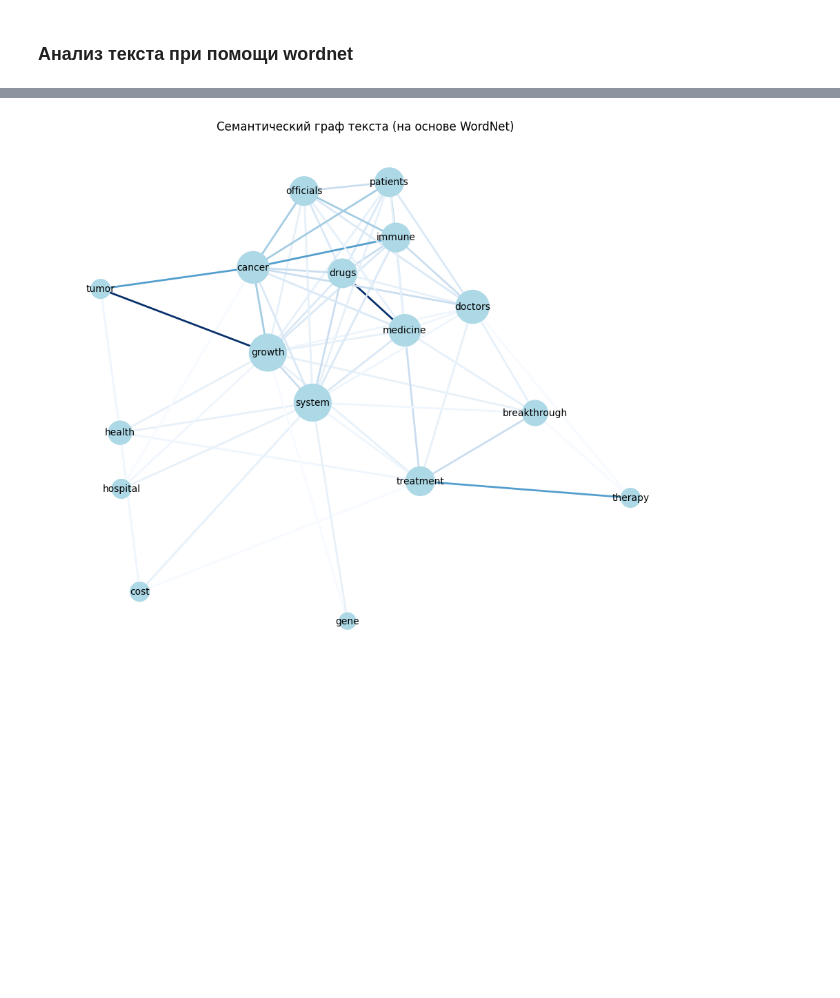
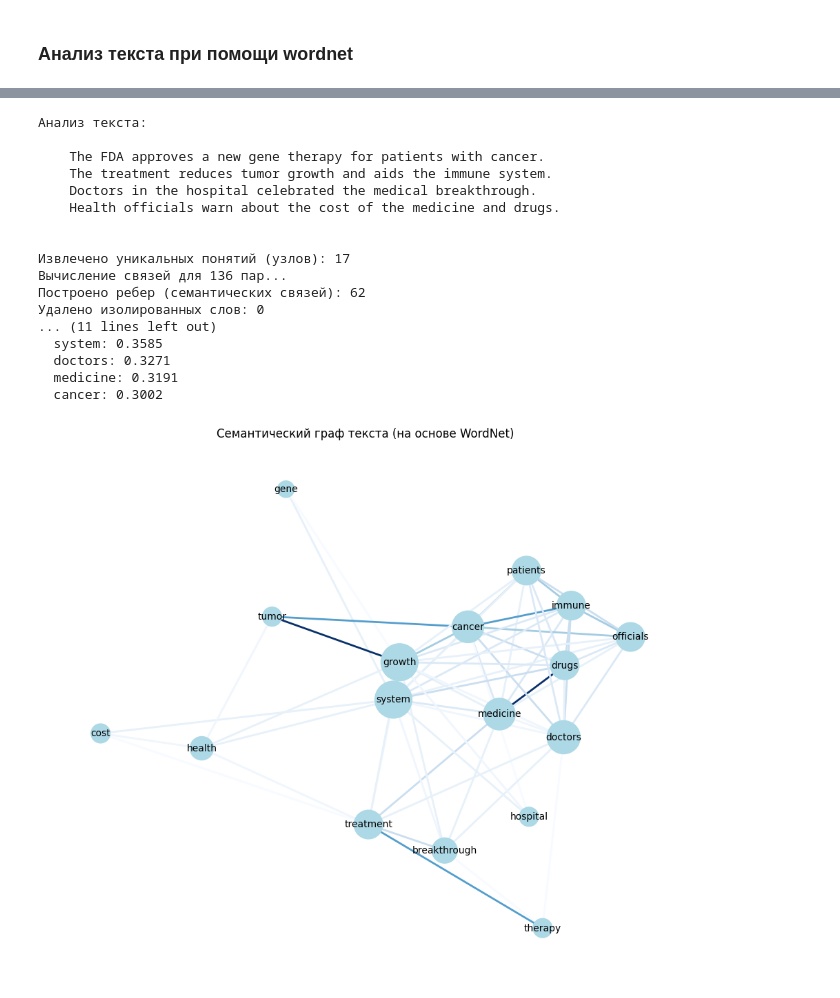
Before and after one commit to dmitrymailk/server_apps_volsu_2025, a Jupyter notebook: wordnet.ipynb, the cells around one changed output, grey strips where cells are left out. Cells and saved outputs as stored; diff of their text form; code cells hidden in the pictures; blank space fills up the shorter version.

Commit message:
add graph analysis

```diff
--- a/wordnet.ipynb
+++ b/wordnet.ipynb
@@ -171,15 +159,13 @@ import itertools
 import numpy as np
 
 # Загрузка ресурсов (если не загружены)
-try:
-    nltk.data.find("tokenizers/punkt")
-    nltk.data.find("taggers/averaged_perceptron_tagger")
-    wn.ensure_loaded()
-except LookupError:
-    nltk.download("punkt")
-    nltk.download("averaged_perceptron_tagger")
-    nltk.download("wordnet")
-    nltk.download("omw-1.4")
+
+nltk.download("punkt")
+nltk.download("averaged_perceptron_tagger")
+nltk.download("wordnet")
+nltk.download("omw-1.4")
+nltk.download('punkt_tab')
+nltk.download('averaged_perceptron_tagger_eng')
 
 
 class TextToWordNetGraph:
@@ -373,4 +362,21 @@ if __name__ == "__main__":
+Анализ текста:
+
+    The FDA approves a new gene therapy for patients with cancer.
+    The treatment reduces tumor growth and aids the immune system.
+    Doctors in the hospital celebrated the medical breakthrough.
+    Health officials warn about the cost of the medicine and drugs.
+
+
+Извлечено уникальных понятий (узлов): 17
+Вычисление связей для 136 пар...
+Построено ребер (семантических связей): 62
+Удалено изолированных слов: 0
+... (11 lines left out)
+  system: 0.3585
+  doctors: 0.3271
+  medicine: 0.3191
+  cancer: 0.3002
-[figure, old version]
+[figure, new version]
 # %%
 !pip install numpy==1.26.4
 # %% [output]
```
Also changed, not shown: parts of 8 cells of this notebook, 13 other files.
